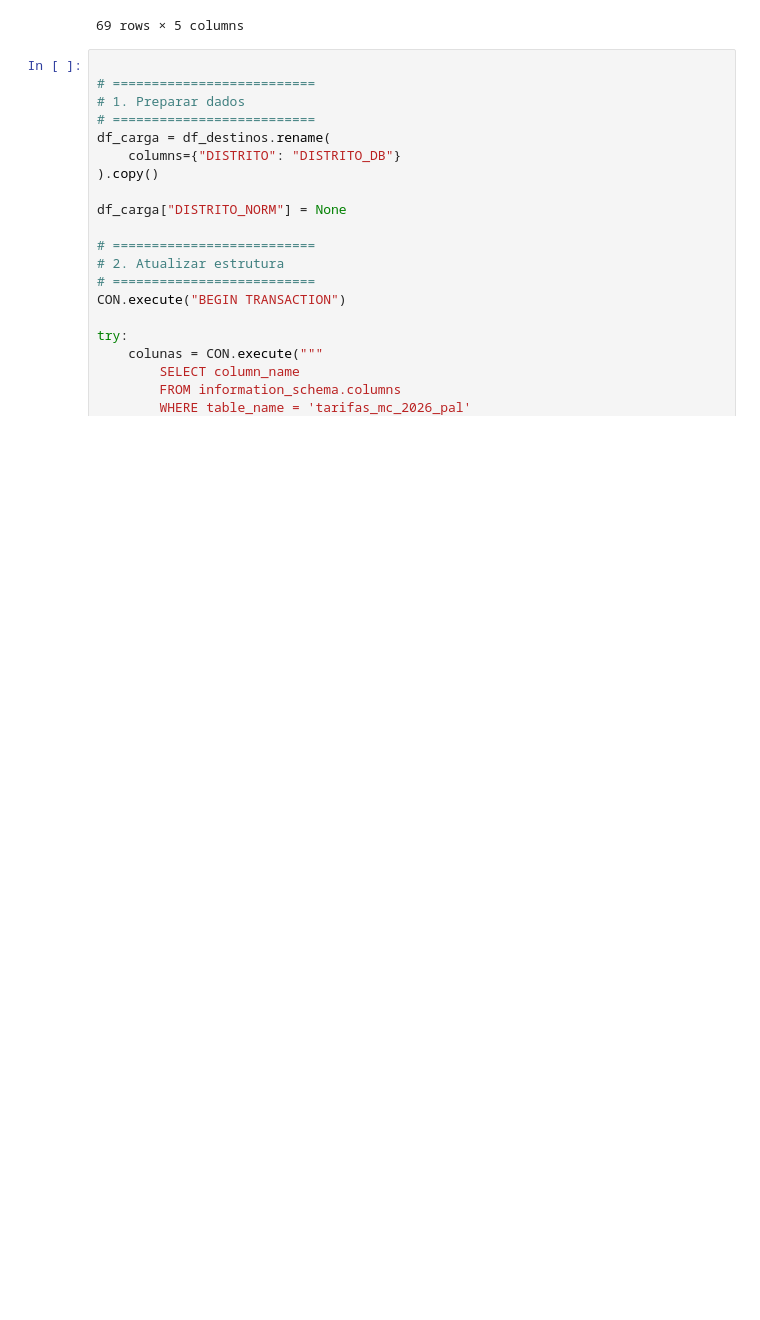
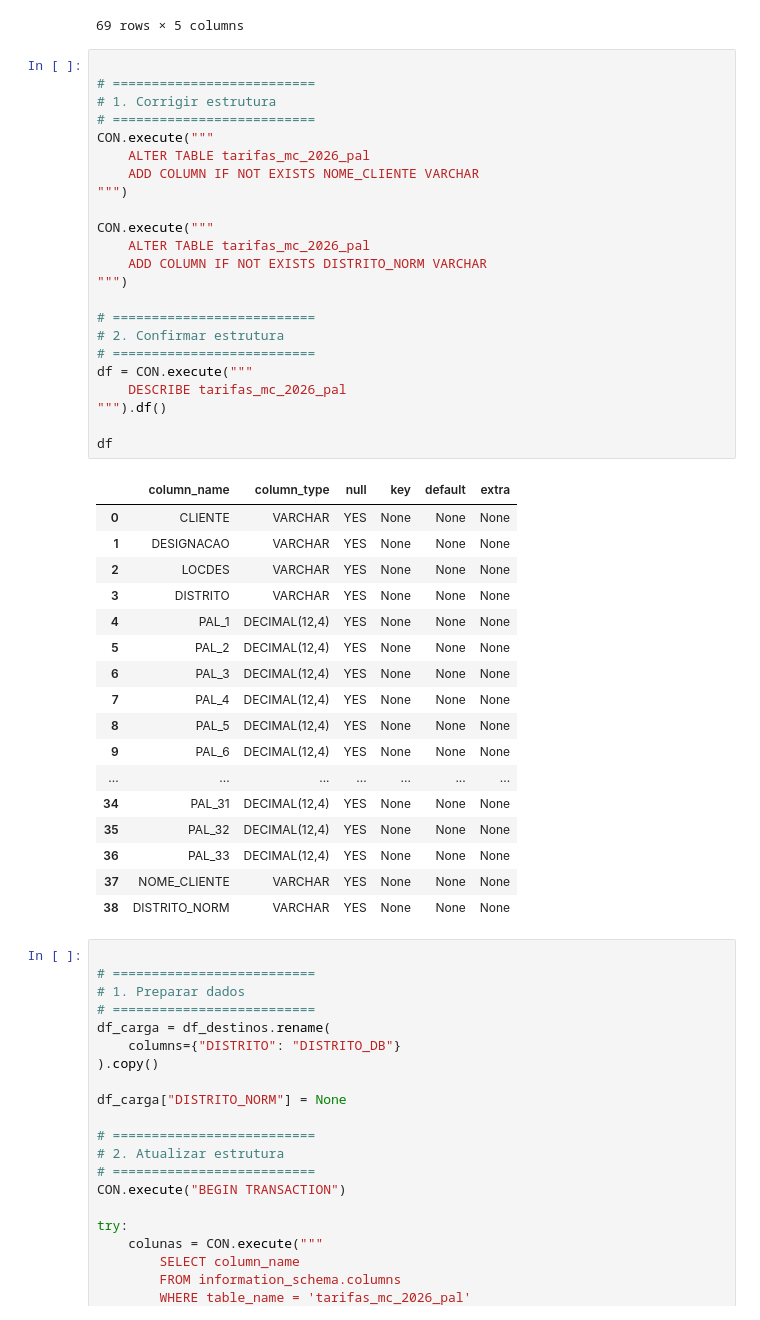
Before and after one commit to ruben-filipe-rocha/Salvesen, a Jupyter notebook: 00.config/tarifas.ipynb, the cells around one changed output. Saved outputs shown, nothing was run; the diff lists cells and outputs as text; blank space fills up the shorter version.

```diff
--- a/00.config/tarifas.ipynb
+++ b/00.config/tarifas.ipynb
@@ -553,6 +553,47 @@ df
 | 67 | 784 | Sabores | 298515 | DL Transportes Fernando Simões Mo... | Aveiro | Coimbra | MURTOSA |
 | 68 | 784 | Sabores | 579957 | CMTIR | Aveiro | Porto | Viana do Castelo |
 69 rows × 5 columns
+# %%
+
+# ==========================
+# 1. Corrigir estrutura
+# ==========================
+CON.execute("""
+    ALTER TABLE tarifas_mc_2026_pal
+    ADD COLUMN IF NOT EXISTS NOME_CLIENTE VARCHAR
+""")
+
+CON.execute("""
+    ALTER TABLE tarifas_mc_2026_pal
+    ADD COLUMN IF NOT EXISTS DISTRITO_NORM VARCHAR
+""")
+
+# ==========================
+# 2. Confirmar estrutura
+# ==========================
+df = CON.execute("""
+    DESCRIBE tarifas_mc_2026_pal
+""").df()
+
+df
+# %% [output]
+|  | column_name | column_type | null | key | default | extra |
+| 0 | CLIENTE | VARCHAR | YES | None | None | None |
+| 1 | DESIGNACAO | VARCHAR | YES | None | None | None |
+| 2 | LOCDES | VARCHAR | YES | None | None | None |
+| 3 | DISTRITO | VARCHAR | YES | None | None | None |
+| 4 | PAL_1 | DECIMAL(12,4) | YES | None | None | None |
+| 5 | PAL_2 | DECIMAL(12,4) | YES | None | None | None |
+| 6 | PAL_3 | DECIMAL(12,4) | YES | None | None | None |
+| 7 | PAL_4 | DECIMAL(12,4) | YES | None | None | None |
+| 8 | PAL_5 | DECIMAL(12,4) | YES | None | None | None |
+| 9 | PAL_6 | DECIMAL(12,4) | YES | None | None | None |
+| ... | ... | ... | ... | ... | ... | ... |
+| 34 | PAL_31 | DECIMAL(12,4) | YES | None | None | None |
+| 35 | PAL_32 | DECIMAL(12,4) | YES | None | None | None |
+| 36 | PAL_33 | DECIMAL(12,4) | YES | None | None | None |
+| 37 | NOME_CLIENTE | VARCHAR | YES | None | None | None |
+| 38 | DISTRITO_NORM | VARCHAR | YES | None | None | None |
 # %%
 
 # ==========================
```
Also changed, not shown: parts of 7 cells of this notebook.
